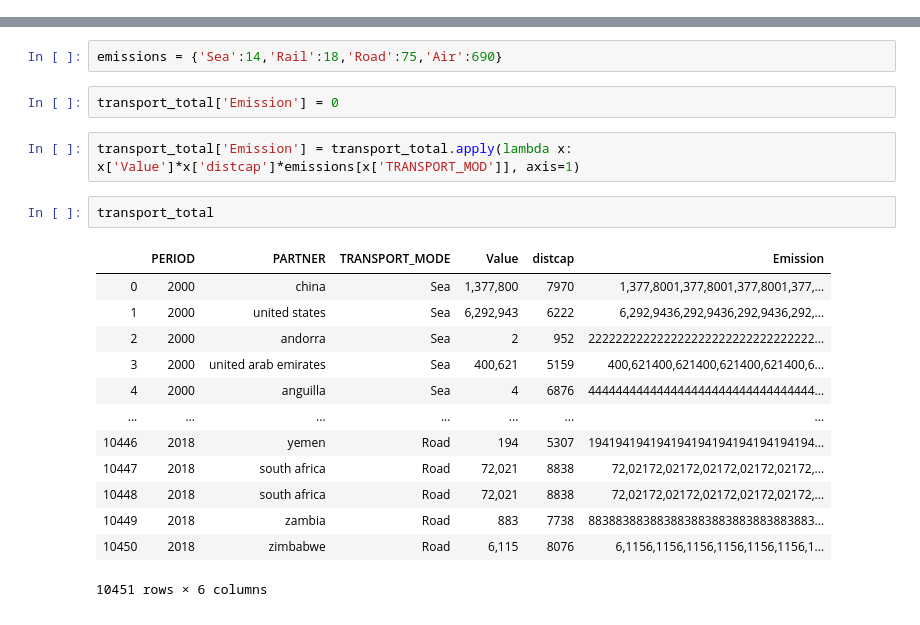
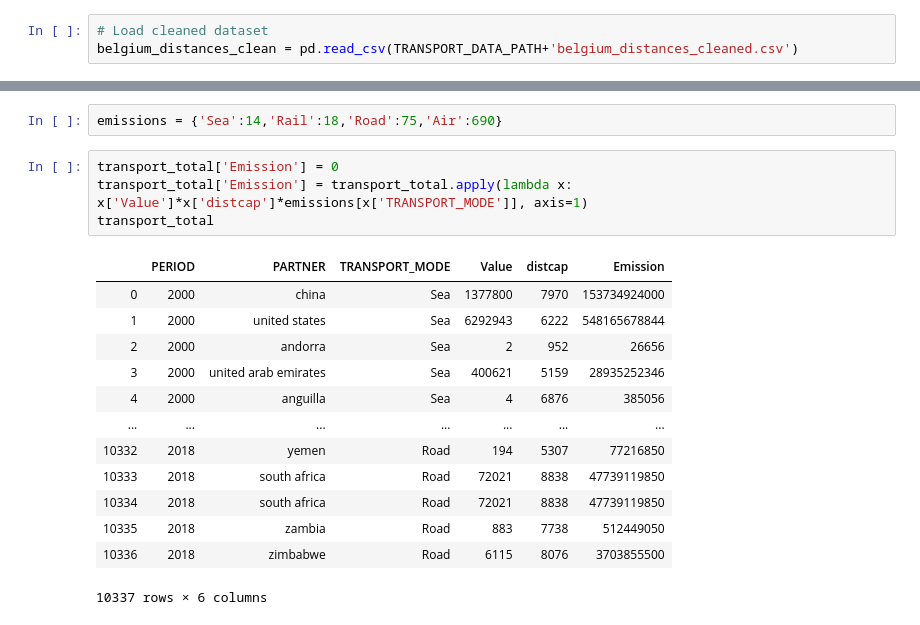
Before and after one commit to Lambo97/ADAProject, a Jupyter notebook: src/transport.ipynb, the cells around one changed output, grey strips where cells are left out. Drawn from its saved outputs; the diff is of its cells as text.

Commit message:
new dataset containing all emissions for trainsport per mode and country

```diff
--- a/src/transport.ipynb
+++ b/src/transport.ipynb
@@ -195,2 +201,5 @@ UnicodeDecodeError: 'utf-8' codec can't decode byte 0xff in position 0: invalid
+# %%
+# Load cleaned dataset
+belgium_distances_clean = pd.read_csv(TRANSPORT_DATA_PATH+'belgium_distances_cleaned.csv')
 # %%
 dist_countries = set(belgium_distances_clean['country'])
@@ -239,23 +243,21 @@ transport_total['Value'] = transport_total['Value'].apply(lambda x: int(x.replac
 Now we can use the data from https://www.sciencedirect.com/science/article/pii/S0959652615000438 (emission/(km*ton) to calculate the total emission
 # %%
 emissions = {'Sea':14,'Rail':18,'Road':75,'Air':690}
-# %%
-transport_total['Emission'] = 0
 # %%
-transport_total['Emission'] = transport_total.apply(lambda x: x['Value']*x['distcap']*emissions[x['TRANSPORT_MOD']], axis=1)
+transport_total['Emission'] = 0
+transport_total['Emission'] = transport_total.apply(lambda x: x['Value']*x['distcap']*emissions[x['TRANSPORT_MODE']], axis=1)
+transport_total
+# %% [output]
+|  | PERIOD | PARTNER | TRANSPORT_MODE | Value | distcap | Emission |
+| 0 | 2000 | china | Sea | 1377800 | 7970 | 153734924000 |
+| 1 | 2000 | united states | Sea | 6292943 | 6222 | 548165678844 |
+| 2 | 2000 | andorra | Sea | 2 | 952 | 26656 |
+| 3 | 2000 | united arab emirates | Sea | 400621 | 5159 | 28935252346 |
+| 4 | 2000 | anguilla | Sea | 4 | 6876 | 385056 |
+| ... | ... | ... | ... | ... | ... | ... |
+| 10332 | 2018 | yemen | Road | 194 | 5307 | 77216850 |
+| 10333 | 2018 | south africa | Road | 72021 | 8838 | 47739119850 |
+| 10334 | 2018 | south africa | Road | 72021 | 8838 | 47739119850 |
+| 10335 | 2018 | zambia | Road | 883 | 7738 | 512449050 |
+| 10336 | 2018 | zimbabwe | Road | 6115 | 8076 | 3703855500 |
+10337 rows × 6 columns
-# %%
-transport_total
-# %% [output]
-|  | PERIOD | PARTNER | TRANSPORT_MODE | Value | distcap | Emission |
-| 0 | 2000 | china | Sea | 1,377,800 | 7970 | 1,377,8001,377,8001,377,8001,377,... |
-| 1 | 2000 | united states | Sea | 6,292,943 | 6222 | 6,292,9436,292,9436,292,9436,292,... |
-| 2 | 2000 | andorra | Sea | 2 | 952 | 222222222222222222222222222222222... |
-| 3 | 2000 | united arab emirates | Sea | 400,621 | 5159 | 400,621400,621400,621400,621400,6... |
-| 4 | 2000 | anguilla | Sea | 4 | 6876 | 444444444444444444444444444444444... |
-| ... | ... | ... | ... | ... | ... | ... |
-| 10446 | 2018 | yemen | Road | 194 | 5307 | 194194194194194194194194194194194... |
-| 10447 | 2018 | south africa | Road | 72,021 | 8838 | 72,02172,02172,02172,02172,02172,... |
-| 10448 | 2018 | south africa | Road | 72,021 | 8838 | 72,02172,02172,02172,02172,02172,... |
-| 10449 | 2018 | zambia | Road | 883 | 7738 | 883883883883883883883883883883883... |
-| 10450 | 2018 | zimbabwe | Road | 6,115 | 8076 | 6,1156,1156,1156,1156,1156,1156,1... |
-10451 rows × 6 columns
```
Also changed, not shown: parts of 34 cells of this notebook.
